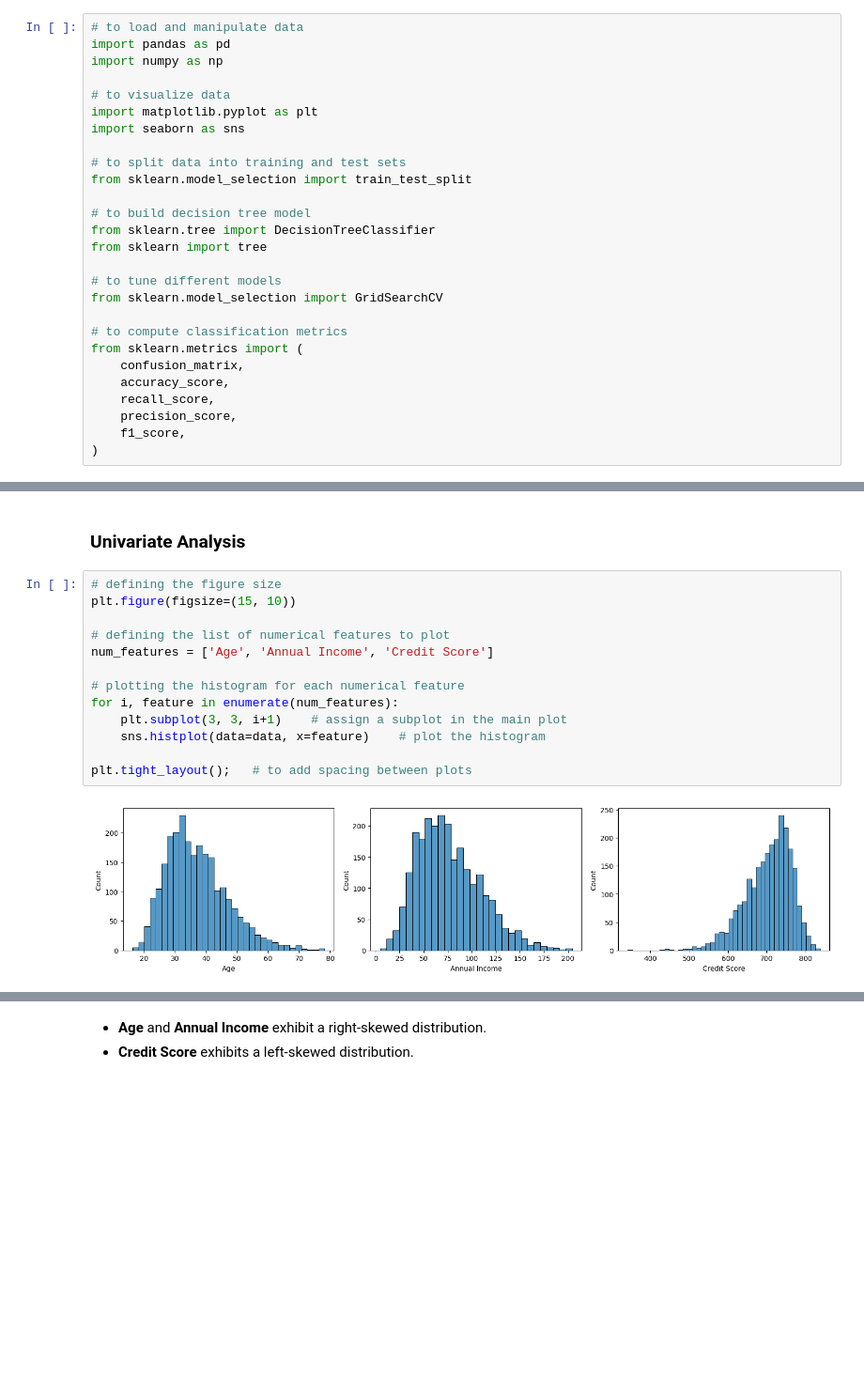
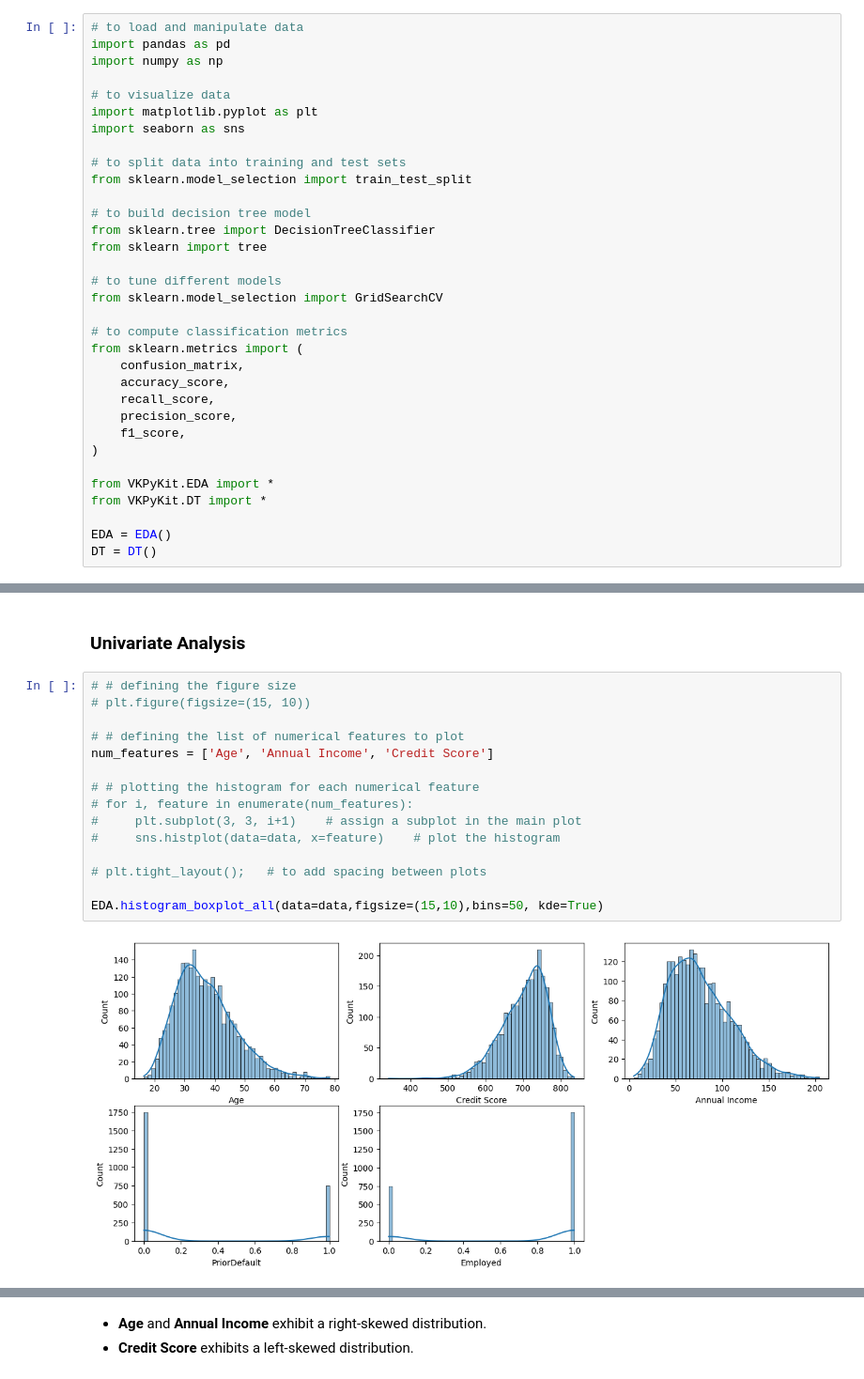
Before and after one commit to assignarc/AI-ML-Experiments, a Jupyter notebook: W6-DecisionTree/CreditCard/CreeditCard-Hands_on_Decision_Tree_Notebook.ipynb, the cells around one changed output, grey strips where cells are left out. Shown at 94% size. Saved outputs shown, nothing was run; the diff lists cells and outputs as text; blank space fills up the shorter version.

```diff
--- a/W6-DecisionTree/CreditCard/CreeditCard-Hands_on_Decision_Tree_Notebook.ipynb
+++ b/W6-DecisionTree/CreditCard/CreeditCard-Hands_on_Decision_Tree_Notebook.ipynb
@@ -73,6 +73,12 @@ from sklearn.metrics import (
     precision_score,
     f1_score,
 )
+
+from VKPyKit.EDA import *
+from VKPyKit.DT import *
+
+EDA = EDA()
+DT = DT()
 # %% [markdown]
 # **Loading the data**
 # %%
@@ -191,17 +196,19 @@ np.int64(0)
 # %% [markdown]
 ### Univariate Analysis
 # %%
-# defining the figure size
-plt.figure(figsize=(15, 10))
+# # defining the figure size
+# plt.figure(figsize=(15, 10))
 
-# defining the list of numerical features to plot
+# # defining the list of numerical features to plot
 num_features = ['Age', 'Annual Income', 'Credit Score']
 
-# plotting the histogram for each numerical feature
-for i, feature in enumerate(num_features):
-    plt.subplot(3, 3, i+1)    # assign a subplot in the main plot
-    sns.histplot(data=data, x=feature)    # plot the histogram
+# # plotting the histogram for each numerical feature
+# for i, feature in enumerate(num_features):
+#     plt.subplot(3, 3, i+1)    # assign a subplot in the main plot
+#     sns.histplot(data=data, x=feature)    # plot the histogram
 
-plt.tight_layout();   # to add spacing between plots
+# plt.tight_layout();   # to add spacing between plots
+
+EDA.histogram_boxplot_all(data=data,figsize=(15,10),bins=50, kde=True)
 # %% [output]
-[figure, old version]
+[figure, new version]
```
Also changed, not shown: parts of 33 cells of this notebook, 15 other files.
